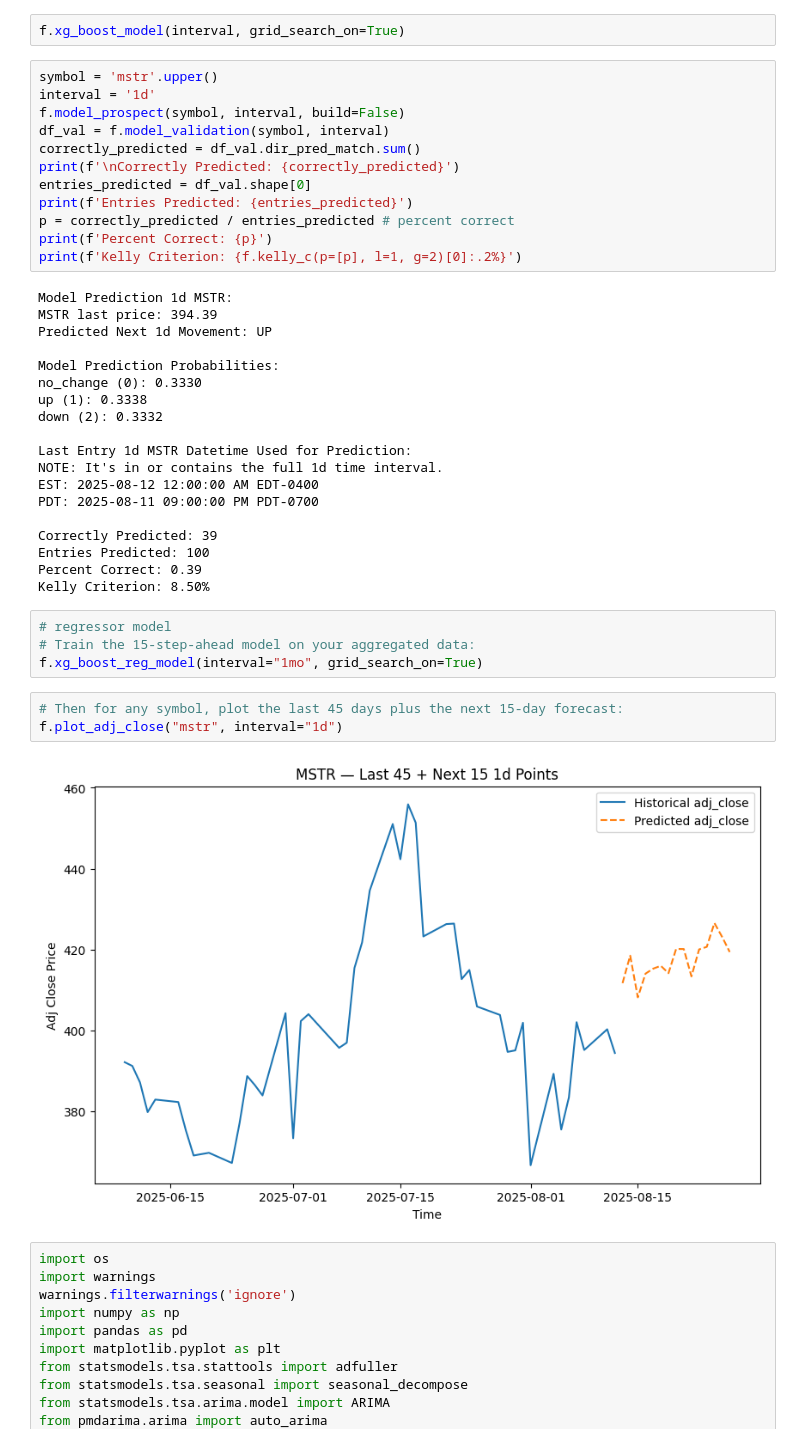
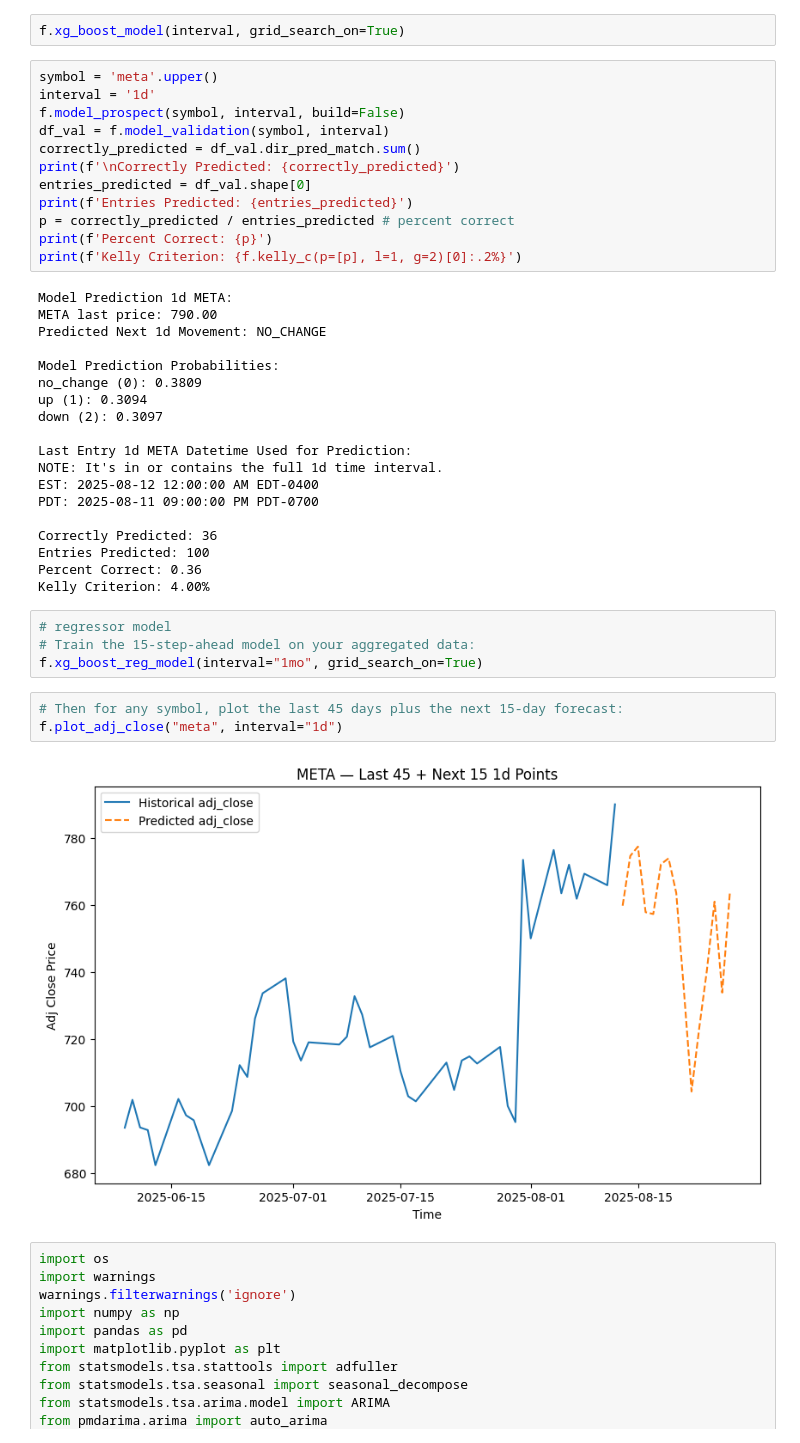
Before and after one commit to yuchild/stock_production_agg, a Jupyter notebook: validations.ipynb, the cells around one changed output. Saved outputs shown, nothing was run; the diff lists cells and outputs as text.

```diff
--- a/validations.ipynb
+++ b/validations.ipynb
@@ -32,7 +32,7 @@ f.make_master_table(stock_set, interval)
 # %%
 f.xg_boost_model(interval, grid_search_on=True)
 # %%
-symbol = 'mstr'.upper()
+symbol = 'meta'.upper()
 interval = '1d'
 f.model_prospect(symbol, interval, build=False)
 df_val = f.model_validation(symbol, interval)
@@ -44,33 +44,33 @@ p = correctly_predicted / entries_predicted # percent correct
 print(f'Percent Correct: {p}')
 print(f'Kelly Criterion: {f.kelly_c(p=[p], l=1, g=2)[0]:.2%}')
 # %% [output]
-Model Prediction 1d MSTR:
-MSTR last price: 394.39
-Predicted Next 1d Movement: UP
+Model Prediction 1d META:
+META last price: 790.00
+Predicted Next 1d Movement: NO_CHANGE
 
 Model Prediction Probabilities:
-no_change (0): 0.3330
-up (1): 0.3338
-down (2): 0.3332
+no_change (0): 0.3809
+up (1): 0.3094
+down (2): 0.3097
 
-Last Entry 1d MSTR Datetime Used for Prediction:
+Last Entry 1d META Datetime Used for Prediction:
 NOTE: It's in or contains the full 1d time interval.
 EST: 2025-08-12 12:00:00 AM EDT-0400
 PDT: 2025-08-11 09:00:00 PM PDT-0700
 
-Correctly Predicted: 39
+Correctly Predicted: 36
 Entries Predicted: 100
-Percent Correct: 0.39
-Kelly Criterion: 8.50%
+Percent Correct: 0.36
+Kelly Criterion: 4.00%
 # %%
 # regressor model
 # Train the 15-step-ahead model on your aggregated data:
 f.xg_boost_reg_model(interval="1mo", grid_search_on=True)
 # %%
 # Then for any symbol, plot the last 45 days plus the next 15-day forecast:
-f.plot_adj_close("mstr", interval="1d")
+f.plot_adj_close("meta", interval="1d")
 # %% [output]
-[figure, old version]
+[figure, new version]
 # %%
 import os
 import warnings
```
Also changed, not shown: 2 other files.
